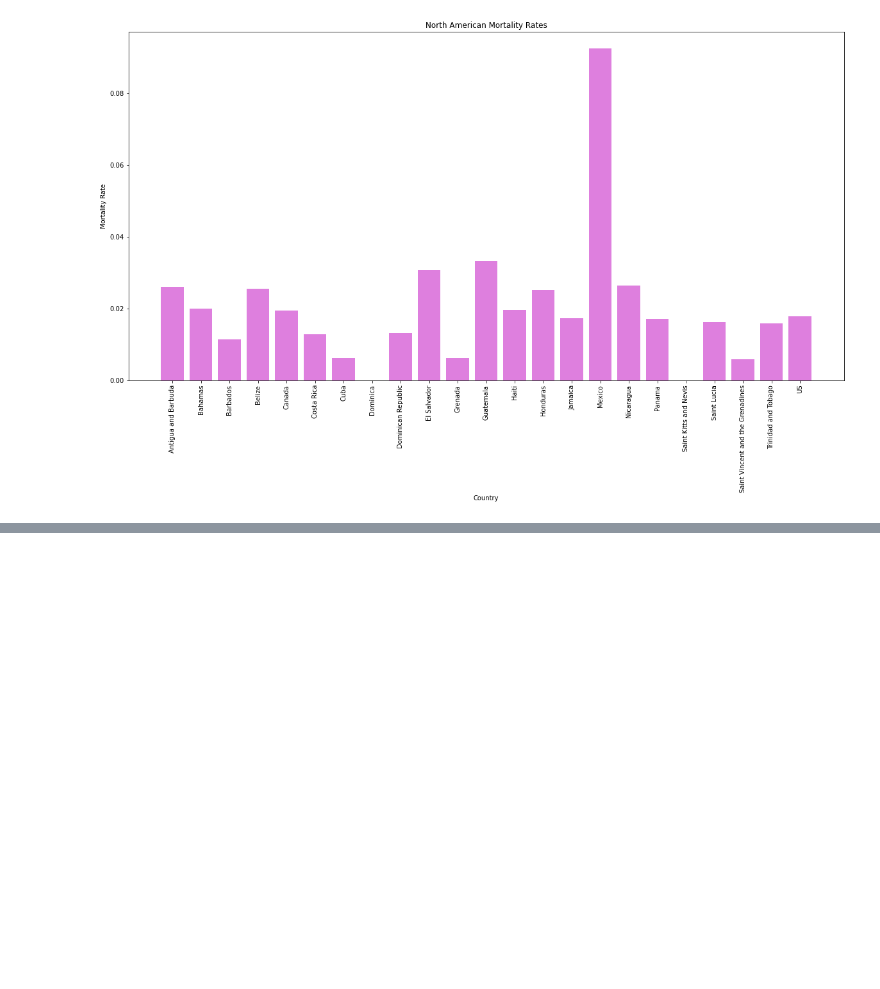
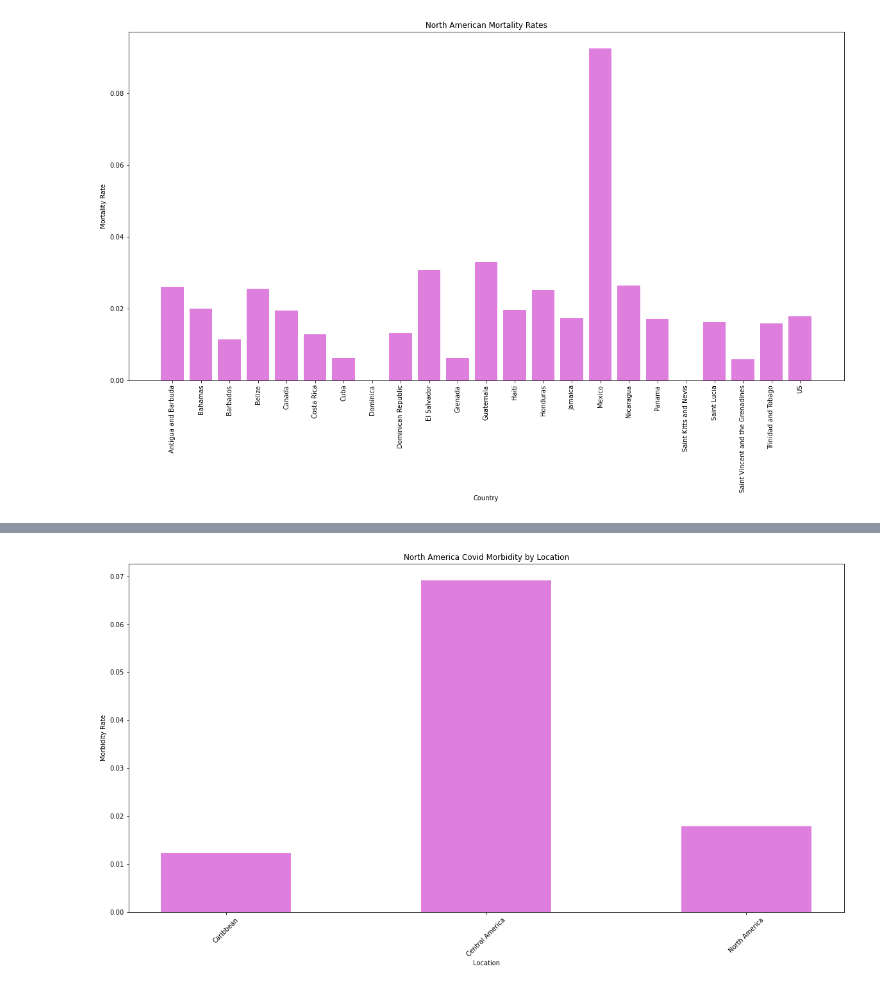
Before and after one commit to grantbot/Project-1, a Jupyter notebook: m-media-api-test.ipynb, the cells around one changed output, grey strips where cells are left out. Saved outputs shown, nothing was run; the diff lists cells and outputs as text; code cells hidden in the pictures; blank space fills up the shorter version.

```diff
--- a/m-media-api-test.ipynb
+++ b/m-media-api-test.ipynb
@@ -365,0 +445,17 @@ clean_grouped_df
+# %%
+# Morbidity by Location
+x_axis = clean_grouped_df.reset_index()['location']
+y_axis = clean_grouped_df['Morbidity Rate']
+
+plt.figure(figsize=(20,10))
+plt.bar(x_axis, y_axis, color='m', alpha=0.5, align="center", width = 0.5)
+tick_locations = [value for value in x_axis]
+plt.xticks(rotation = 45, fontsize = 10)
+plt.title('North America Covid Morbidity by Location')
+plt.ylabel('Morbidity Rate')
+plt.xlabel('Location')
+
+plt.savefig("Images/LocationMorbidity.png")
+plt.show()
+# %% [output]
+[figure, added]
```
Also changed, not shown: parts of 22 cells of this notebook, 11 other files.
